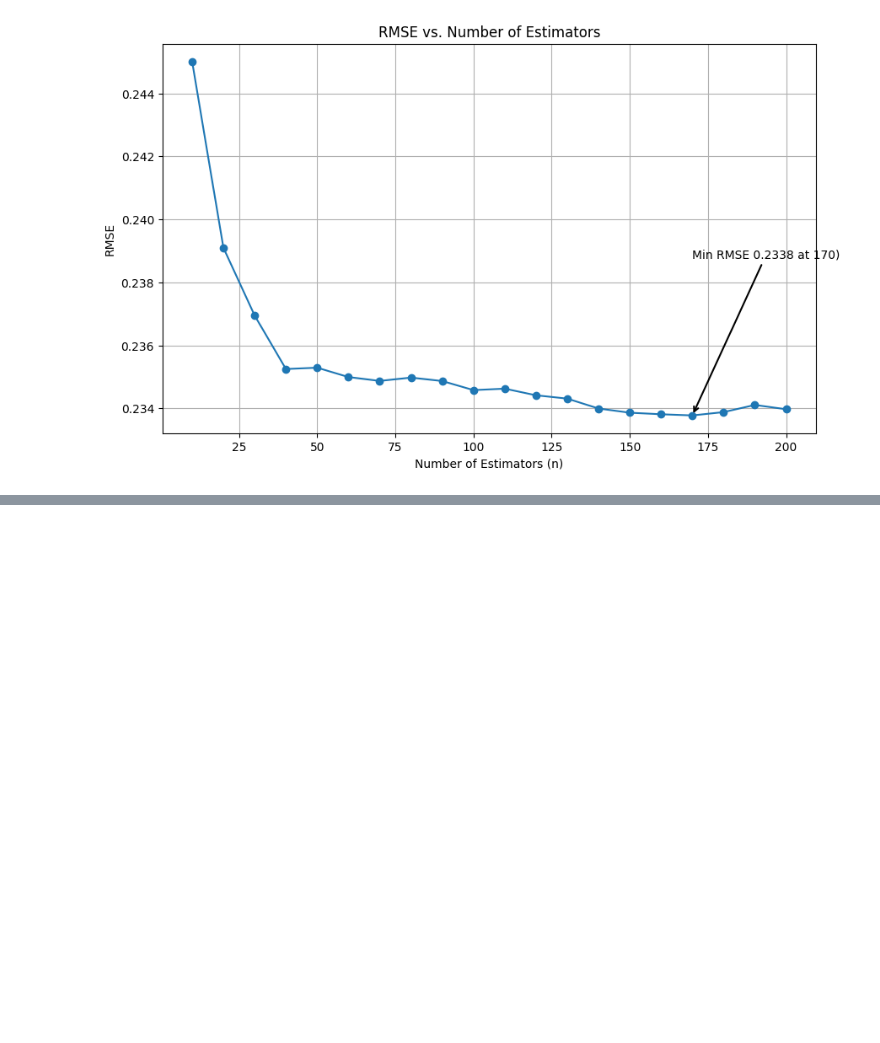
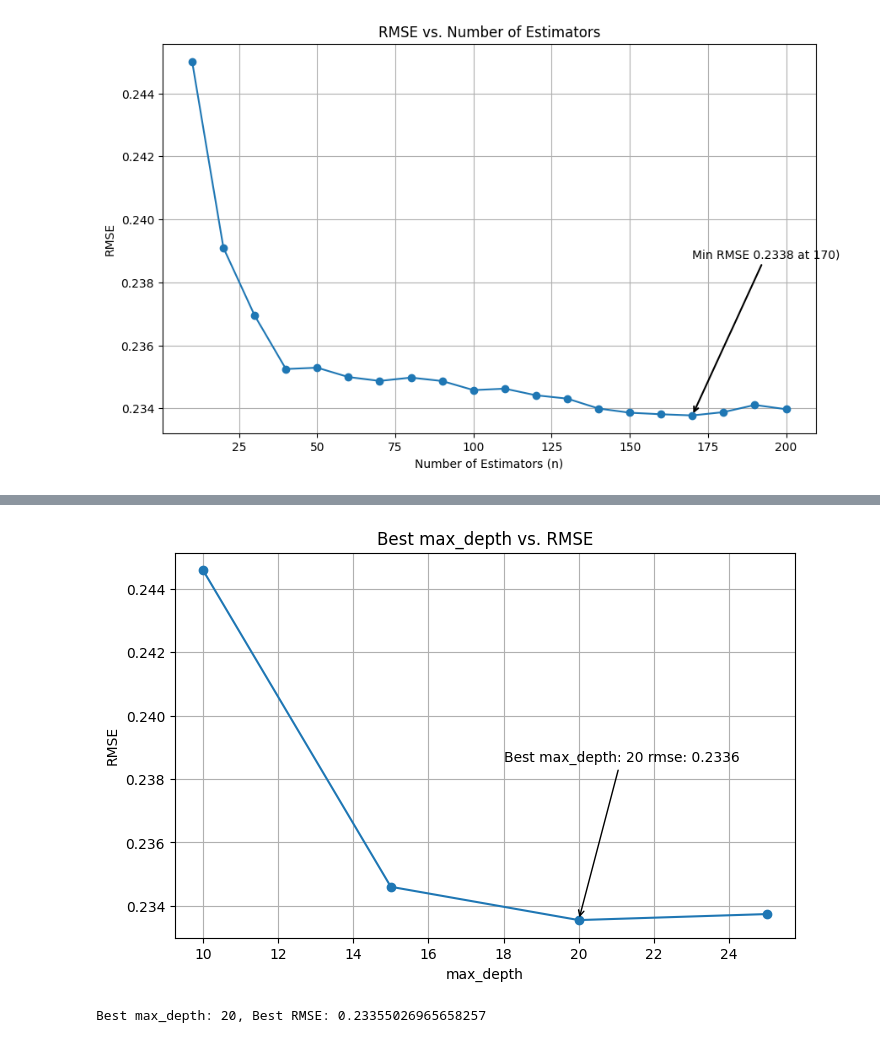
Before and after one commit to ozkary/machine-learning-engineering, a Jupyter notebook: 06-trees/homework.ipynb, the cells around one changed output, grey strips where cells are left out. Drawn from its saved outputs; the diff is of its cells as text; code cells hidden in the pictures; blank space fills up the shorter version.

```diff
--- a/06-trees/homework.ipynb
+++ b/06-trees/homework.ipynb
@@ -213,0 +231,48 @@ Best estimators: 170, Best RMSE: 0.23377406449040083
+# %%
+# Experiment with mac depth and estimators
+max_depths = [10, 15, 20, 25]
+estimators = list(range(10, 200, 10))
+max_d_results = {}
+
+for d in max_depths:
+    rmse_d_values = []
+    for n in estimators:
+        rf_model = RandomForestRegressor(max_depth=d,n_estimators=n, random_state=1, n_jobs=-1)
+        rf_model.fit(X_train, y_train)
+        y_val_pred = rf_model.predict(X_val)
+        rmse = mean_squared_error(y_val, y_val_pred, squared=False)
+        rmse_d_values.append(rmse)
+
+    # get the best rmses for each max_depth  and the corresponding estimator
+    # key: max_depth, value: (best_rmse, best_estimator)
+    # e.g. {10: (0.165, 180), 15: (0.163, 180), ...}
+    # this will be used to plot the RMSE values  against the number of estimators for each max_depth
+    min_rmse = min(rmse_d_values)
+    best_estimator = estimators[rmse_d_values.index(min_rmse)]
+    max_d_results[d] = (min_rmse, best_estimator)
+# %%
+# plot the max_depth (x axis) vs. RMSE values (y axis)
+# for each max_depth, plot the RMSE values against the number of estimators
+max_depth_values = list(max_d_results.keys())
+rmse_d_values = [x[0] for x in max_d_results.values()]
+plt.figure(figsize=(8, 5))
+plt.plot(max_depth_values, rmse_d_values, marker='o', linestyle='-')
+plt.title('Best max_depth vs. RMSE')
+plt.xlabel('max_depth')
+plt.ylabel('RMSE')
+plt.grid(True)
+
+min_rmse = min(rmse_d_values)
+best_max_depth = max_depth_values[rmse_d_values.index(min_rmse)]
+
+# Add a label for the best max_depth
+plt.annotate(f'Best max_depth: {best_max_depth} rmse: {min_rmse:.4f}',
+             xy=(best_max_depth, min_rmse),
+             xytext=(best_max_depth -2 , min_rmse + 0.005),
+             arrowprops=dict(arrowstyle='->'))
+
+plt.show()
+print(f'Best max_depth: {best_max_depth}, Best RMSE: {min_rmse}')
+# %% [output]
+[figure, added]
+Best max_depth: 20, Best RMSE: 0.23355026965658257
```
Also changed, not shown: parts of 9 cells of this notebook, 1 other file.
